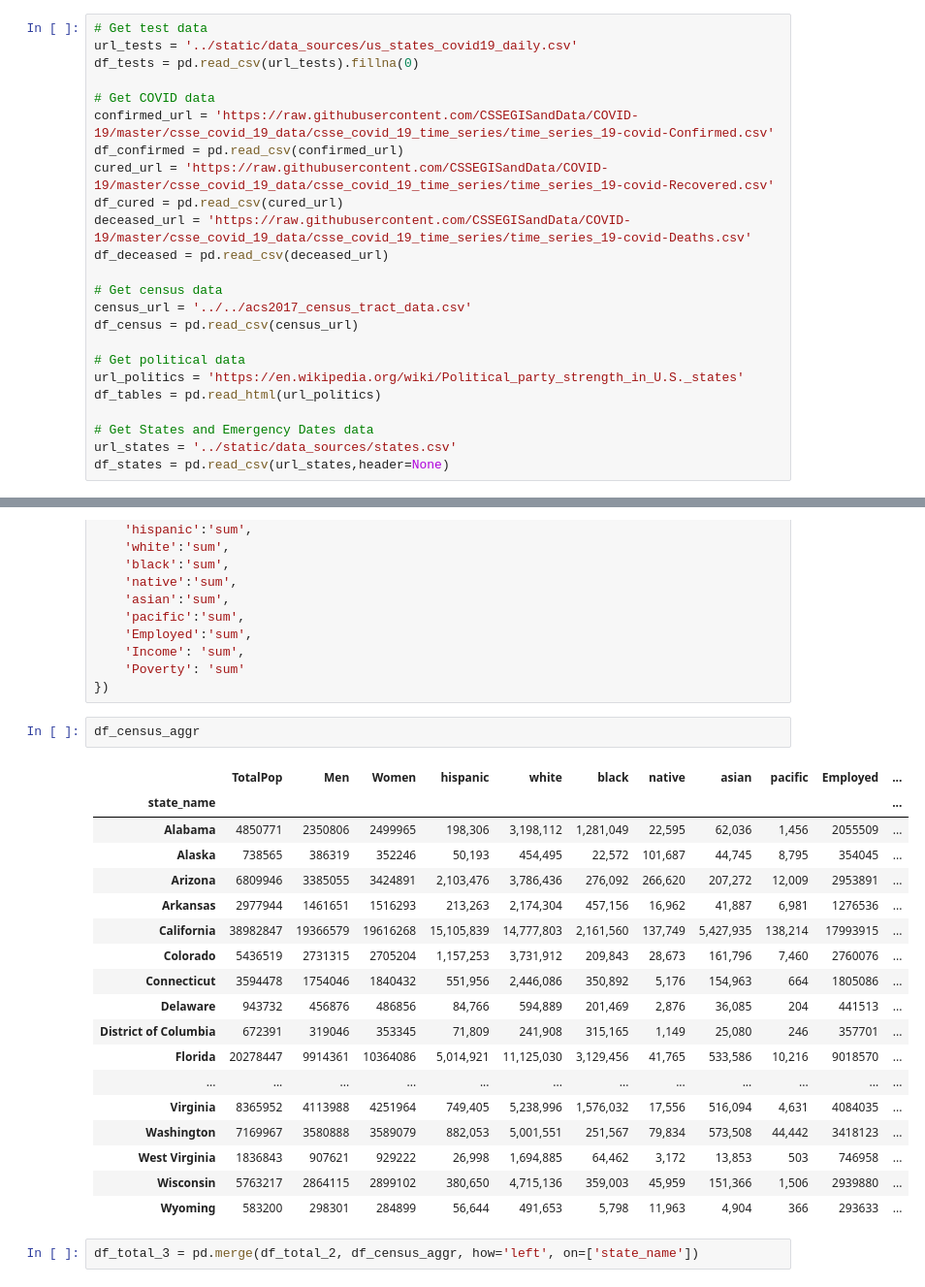
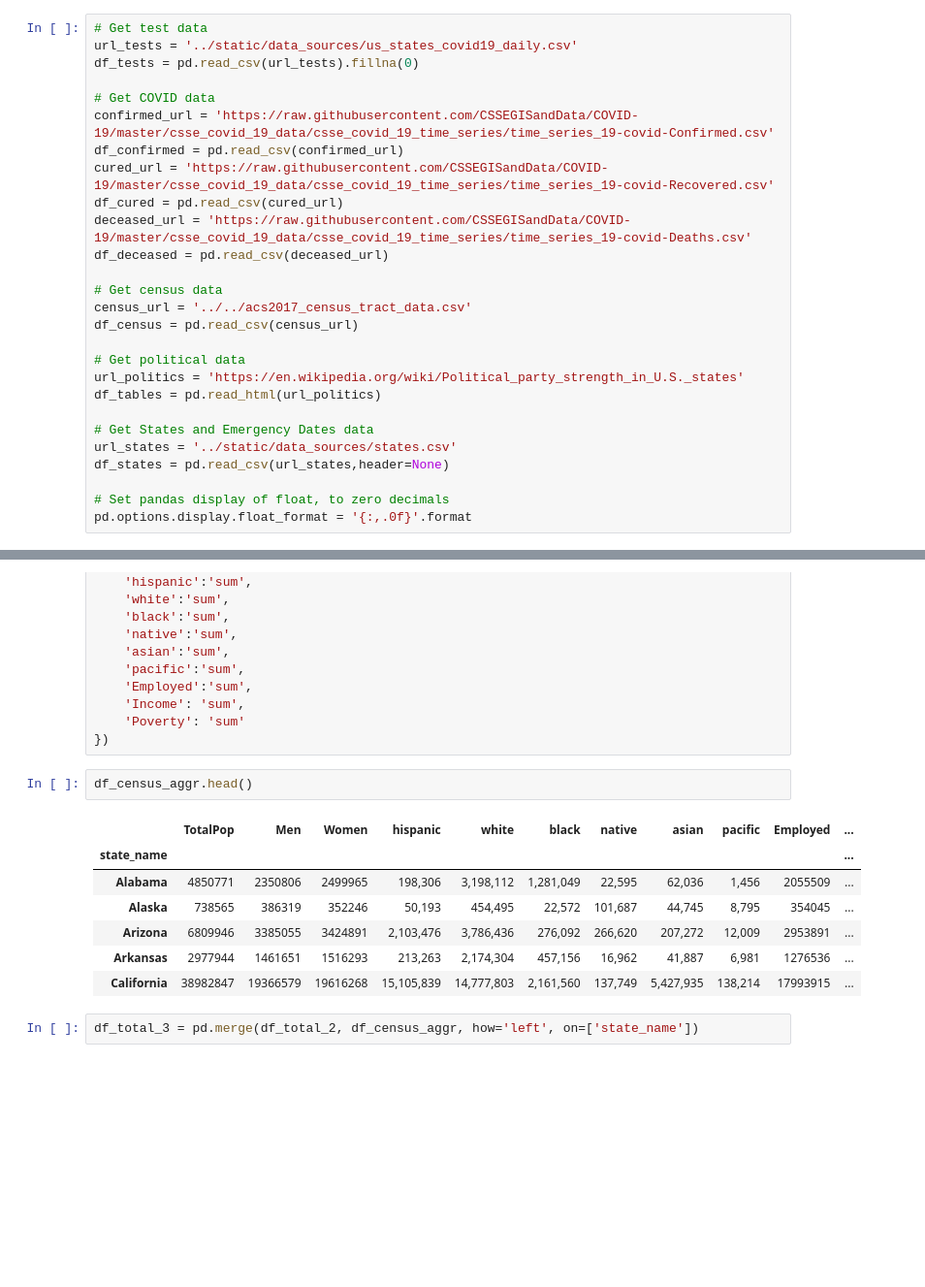
Before and after one commit to DutchDS/Final-Project, a Jupyter notebook: static/covid_data.ipynb, the cells around one changed output, grey strips where cells are left out. Shown: that part at 97% size. Drawn from its saved outputs; the diff is of its cells as text; blank space fills up the shorter version.

```diff
--- a/static/covid_data.ipynb
+++ b/static/covid_data.ipynb
@@ -26,6 +26,9 @@ df_tables = pd.read_html(url_politics)
 # Get States and Emergency Dates data
 url_states = '../static/data_sources/states.csv'
 df_states = pd.read_csv(url_states,header=None)
+
+# Set pandas display of float, to zero decimals
+pd.options.display.float_format = '{:,.0f}'.format
 # %%
 df_tests['positive'] = df_tests['positive'].astype(int)
 df_tests['negative'] = df_tests['negative'].astype(int)
@@ -225,26 +208,15 @@ df_census_aggr = df_census_gb.agg({
     'Poverty': 'sum'
 })
 # %%
-df_census_aggr
+df_census_aggr.head()
 # %% [output]
 |  | TotalPop | Men | Women | hispanic | white | black | native | asian | pacific | Employed | ... |
 | state_name |  |  |  |  |  |  |  |  |  |  | ... |
 | Alabama | 4850771 | 2350806 | 2499965 | 198,306 | 3,198,112 | 1,281,049 | 22,595 | 62,036 | 1,456 | 2055509 | ... |
 | Alaska | 738565 | 386319 | 352246 | 50,193 | 454,495 | 22,572 | 101,687 | 44,745 | 8,795 | 354045 | ... |
 | Arizona | 6809946 | 3385055 | 3424891 | 2,103,476 | 3,786,436 | 276,092 | 266,620 | 207,272 | 12,009 | 2953891 | ... |
 | Arkansas | 2977944 | 1461651 | 1516293 | 213,263 | 2,174,304 | 457,156 | 16,962 | 41,887 | 6,981 | 1276536 | ... |
 | California | 38982847 | 19366579 | 19616268 | 15,105,839 | 14,777,803 | 2,161,560 | 137,749 | 5,427,935 | 138,214 | 17993915 | ... |
-| Colorado | 5436519 | 2731315 | 2705204 | 1,157,253 | 3,731,912 | 209,843 | 28,673 | 161,796 | 7,460 | 2760076 | ... |
-| Connecticut | 3594478 | 1754046 | 1840432 | 551,956 | 2,446,086 | 350,892 | 5,176 | 154,963 | 664 | 1805086 | ... |
-| Delaware | 943732 | 456876 | 486856 | 84,766 | 594,889 | 201,469 | 2,876 | 36,085 | 204 | 441513 | ... |
-| District of Columbia | 672391 | 319046 | 353345 | 71,809 | 241,908 | 315,165 | 1,149 | 25,080 | 246 | 357701 | ... |
-| Florida | 20278447 | 9914361 | 10364086 | 5,014,921 | 11,125,030 | 3,129,456 | 41,765 | 533,586 | 10,216 | 9018570 | ... |
-| ... | ... | ... | ... | ... | ... | ... | ... | ... | ... | ... | ... |
-| Virginia | 8365952 | 4113988 | 4251964 | 749,405 | 5,238,996 | 1,576,032 | 17,556 | 516,094 | 4,631 | 4084035 | ... |
-| Washington | 7169967 | 3580888 | 3589079 | 882,053 | 5,001,551 | 251,567 | 79,834 | 573,508 | 44,442 | 3418123 | ... |
-| West Virginia | 1836843 | 907621 | 929222 | 26,998 | 1,694,885 | 64,462 | 3,172 | 13,853 | 503 | 746958 | ... |
-| Wisconsin | 5763217 | 2864115 | 2899102 | 380,650 | 4,715,136 | 359,003 | 45,959 | 151,366 | 1,506 | 2939880 | ... |
-| Wyoming | 583200 | 298301 | 284899 | 56,644 | 491,653 | 5,798 | 11,963 | 4,904 | 366 | 293633 | ... |
 # %%
 df_total_3 = pd.merge(df_total_2, df_census_aggr, how='left', on=['state_name'])
 # %%
```
Also changed, not shown: parts of 7 cells of this notebook, 5 other files.
